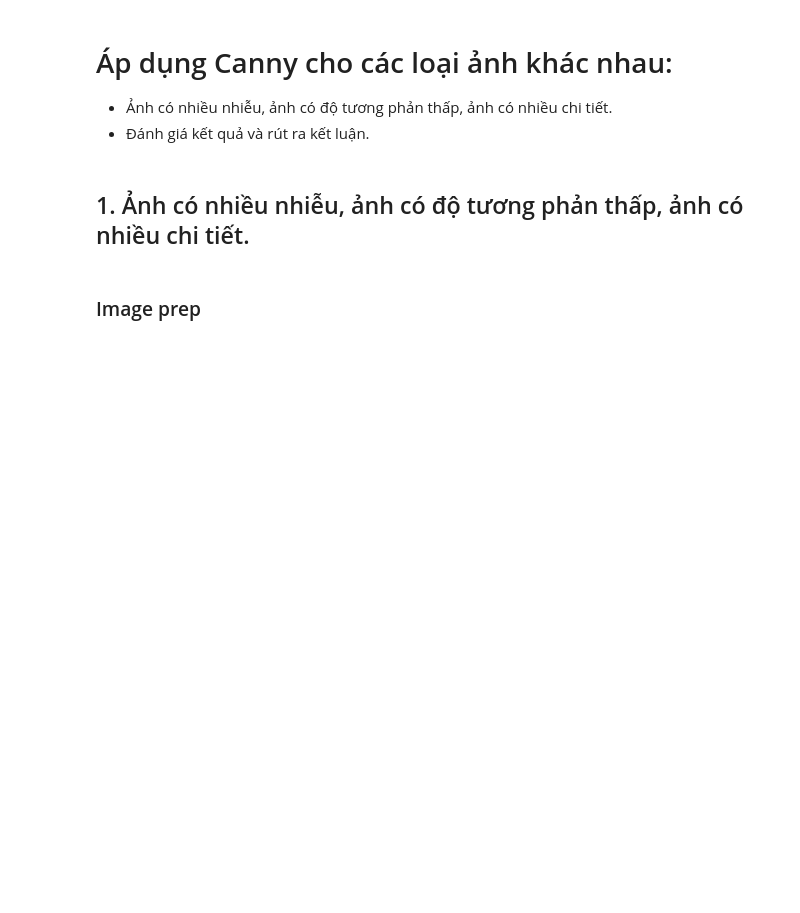
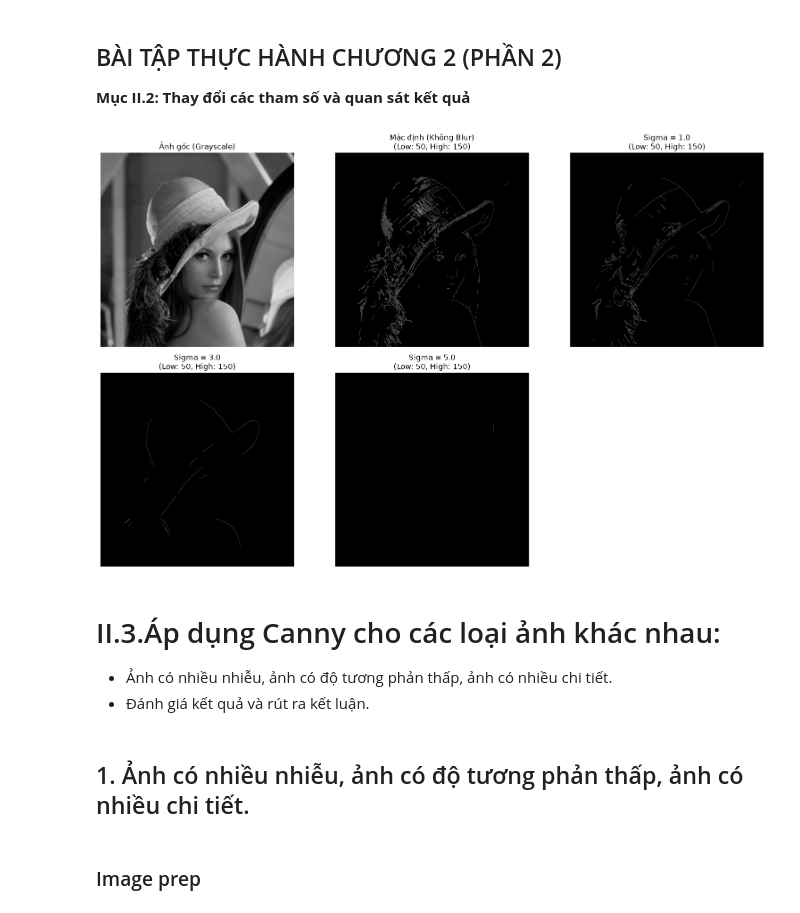
Before and after one commit to NappoLeeShi/computer_vision, a Jupyter notebook: lab2/lab2_part2.ipynb, the cells around one changed output. Saved outputs shown, nothing was run; the diff lists cells and outputs as text; code cells hidden in the pictures; blank space fills up the shorter version.

```diff
--- a/lab2/lab2_part2.ipynb
+++ b/lab2/lab2_part2.ipynb
@@ -1,5 +1,69 @@
+# %% [markdown]
+## BÀI TẬP THỰC HÀNH CHƯƠNG 2 (PHẦN 2)
+**Mục II.2: Thay đổi các tham số và quan sát kết quả**
+# %%
+import cv2
+import matplotlib.pyplot as plt
+
+image = cv2.imread("E:\daihoc\daihoc1\computervision\lab\lab2\datatest/test.jpg") #path tới ảnh trong datatest
+if image is None:
+    print("No image")
+    exit()
+# %%
+import cv2
+import matplotlib.pyplot as plt
+
+img_gray = cv2.cvtColor(image, cv2.COLOR_BGR2GRAY)
+low_thresh = 50
+high_thresh = 150
+
+#Lưu ý: Kernel size ksize được chọn theo công thức ksize = 6*sigma + 1 (phải là số lẻ)
+sigmas = [0, 1.0, 3.0, 5.0]  # 0 nghĩa là mặc định (không Gaussian Blur trước hoặc để Canny tự xử lý)
+
+results = []
+titles = []
+
+for sigma in sigmas:
+    if sigma == 0:
+        # Giá trị mặc định: Không dùng Blur thủ công
+        blurred = img_gray.copy()
+        title = "Mặc định (Không Blur)"
+    else:
+        # Tính ksize phù hợp với sigma
+        ksize = int(6 * sigma + 1)
+        if ksize % 2 == 0: ksize += 1  # Đảm bảo ksize là số lẻ
+
+        blurred = cv2.GaussianBlur(img_gray, (ksize, ksize), sigmaX=sigma)
+        title = f"Sigma = {sigma}"
+
+#Thực hiện Canny Edge Detection
+    edges = cv2.Canny(blurred, low_thresh, high_thresh)
+
+    results.append(edges)
+    titles.append(title)
+
+#Hiển thị kết quả lên cùng 1 hình để so sánh
+plt.figure(figsize=(16, 10))
+
+#Hiển thị ảnh gốc
+plt.subplot(2, 3, 1)
+plt.imshow(img_gray, cmap='gray')
+plt.title("Ảnh gốc (Grayscale)")
+plt.axis('off')
+
+#Hiển thị các trường hợp Sigma
+for i in range(len(results)):
+    plt.subplot(2, 3, i + 2)
+    plt.imshow(results[i], cmap='gray')
+    plt.title(f"{titles[i]}\n(Low: {low_thresh}, High: {high_thresh})")
+    plt.axis('off')
+
+plt.tight_layout()
+plt.show()
+# %% [output]
+[figure, added]
 # %% [markdown]
-# Áp dụng Canny cho các loại ảnh khác nhau:
+# II.3.Áp dụng Canny cho các loại ảnh khác nhau:
 - Ảnh có nhiều nhiễu, ảnh có độ tương phản thấp, ảnh có nhiều chi tiết.
 - Đánh giá kết quả và rút ra kết luận.
 # %%
```
